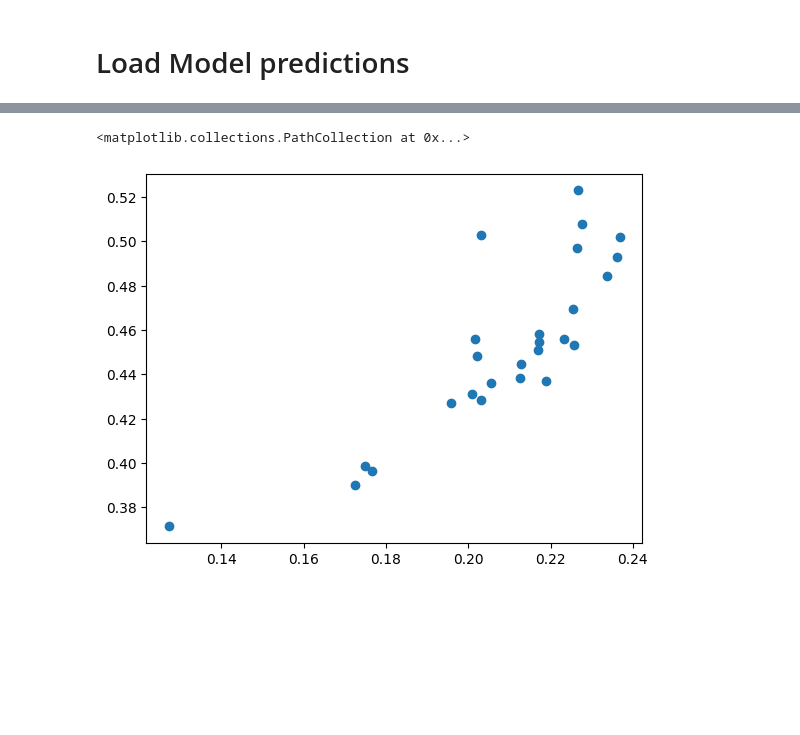
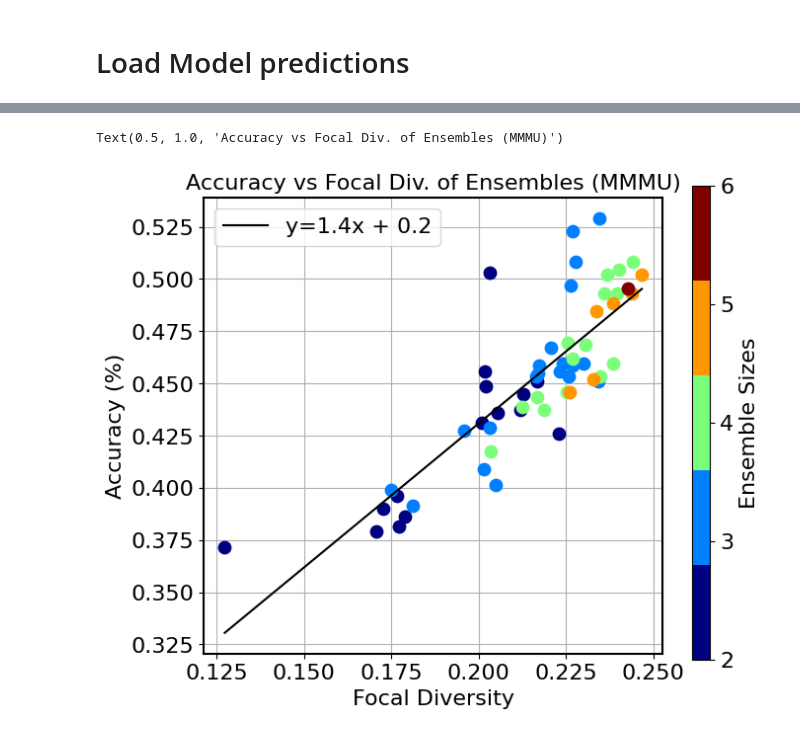
Before and after one commit to sftekin/v3fusion, a Jupyter notebook: notebooks/cka_analysis.ipynb, the cells around one changed output, grey strips where cells are left out. Cells and saved outputs as stored; diff of their text form; code cells hidden in the pictures; blank space fills up the shorter version.

```diff
--- a/notebooks/cka_analysis.ipynb
+++ b/notebooks/cka_analysis.ipynb
@@ -222,15 +321,15 @@ import pandas as pd
 
 infer_dir = "results/inference"
 
-task_name = "mmmu"
+task_name = "okvqa"
 ds_split = "validation"
 
 
-# model_names = ["llava-v1.6-vicuna-7b-hf", "llava-v1.6-vicuna-13b-hf",
-#                "Qwen2.5-VL-7B-Instruct", "InternVL2-8B",
-#                "deepseek-vl2-tiny", "deepseek-vl2-small"]
+model_names = ["llava-v1.6-vicuna-7b-hf", "llava-v1.6-vicuna-13b-hf",
+               "Qwen2.5-VL-7B-Instruct", "InternVL2-8B",
+               "deepseek-vl2-tiny", "deepseek-vl2-small"]
 
-model_names = ["llava-v1.6-vicuna-7b-hf", "llava-v1.6-vicuna-13b-hf", "Qwen2.5-VL-7B-Instruct", "InternVL2-8B", "deepseek-vl2-tiny"]
+# model_names = ["llava-v1.6-vicuna-7b-hf", "llava-v1.6-vicuna-13b-hf", "Qwen2.5-VL-7B-Instruct", "InternVL2-8B", "deepseek-vl2-tiny"]
 
 
 def extract_letter(text):
@@ -326,7 +434,7 @@ for j, ens_size in enumerate(ens_sizes):
     for comb in combinations:
         comb_idx = np.zeros(num_models, dtype=int)
         comb_idx[list(comb)] = 1
-        scores.append(calc_div_acc(comb_idx, hist_data)) # returns focal_div, acc_score, fleiss_kappa
+        scores.append(calc_div_acc(comb_idx, hist_data, [1, 1, 1, 1, 1, 1, 1, 1])) # returns focal_div, acc_score, fleiss_kappa
         comb_list.append(comb_idx)
 scores = np.array(scores)
 # %% [output]
@@ -336,0 +446,7 @@ scores = np.array(scores)
+# %%
+acc_arr = scores[:, 1]
+for i in range(8):
+    # if i == 1:
+    #     continue
+    max_comb_idx = np.argmax(scores[:, i])
+    print(acc_arr[max_comb_idx], comb_list[max_comb_idx])
@@ -337,7 +526,51 @@ scores = np.array(scores)
 # %%
-fig, ax = plt.subplots()
+from matplotlib import cm
+from matplotlib.cm import ScalarMappable
+import matplotlib.colors as mcolors
 
-ax.scatter(scores[:, 0], scores[:, 1])
+plt.rcParams.update({
+        'font.size': 14,              # General font size
+        'axes.titlesize': 16,         # Title font size
+        'axes.labelsize': 16,         # Axis label font size
+        'xtick.labelsize': 16,        # X-axis tick font size
+        'ytick.labelsize': 16,        # Y-axis tick font size
+        'legend.fontsize': 16         # Legend font size
+
+    })
+
+
+fig, ax = plt.subplots(figsize=(6, 6))
+
+normalize = mcolors.Normalize(vmin=2, vmax=ens_sizes[-1])
+colormap = cm.get_cmap('jet', len(ens_sizes))
+comb_sizes = np.array([len(j) for j in combs])
+for i, ens_size in enumerate(ens_sizes):
+    idx = comb_sizes == ens_size
+    ax.scatter(scores[:, 0][idx], scores[:, 1][idx], s=80, color=np.array(colormap(normalize(ens_size))), zorder=2)
+
+x, y = np.array(scores[:, 0]), np.array(scores[:, 1])
+a, b = np.polyfit(x, y, 1)
+x_axis = np.linspace(min(scores[:, 0]), max(scores[:, 0]), 100)
+ax.plot(x_axis, x_axis * a + b, color="k", label=f"y={a:.1f}x + {b:.1f}", zorder=3)
+
+scalarmappaple = cm.ScalarMappable(norm=normalize, cmap=colormap)
+scalarmappaple.set_array(range(2, ens_sizes[-1]))
+cax = fig.add_axes([0.95, 0.1, 0.03, 0.8])  # [left, bottom, width, height]
+fig.colorbar(scalarmappaple, cax=cax, ticks=np.arange(2, ens_sizes[-1]+1), orientation='vertical', label='Ensemble Sizes', shrink=1, aspect=30)
+ax.set_xlabel("Focal Diversity")
+ax.set_ylabel("Accuracy (%)")
+ax.grid(zorder=0)
+# ax.set_xlim(0.3, 1)
+ax.legend()
+# cbar.ax.tick_params(labelsize=14)
+
+ax.spines['top'].set_linewidth(1.5)
+ax.spines['right'].set_linewidth(1.5)
+ax.spines['bottom'].set_linewidth(1.5)
+ax.spines['left'].set_linewidth(1.5)
+
+ax.set_title("Accuracy vs Focal Div. of Ensembles (MMMU)")
+# plt.savefig("focal_div_scatter.png", dpi=150, bbox_inches="tight")
 # %% [output]
-<matplotlib.collections.PathCollection at 0x...>
+Text(0.5, 1.0, 'Accuracy vs Focal Div. of Ensembles (MMMU)')
-[figure, old version]
+[figure, new version]
```
Also changed, not shown: parts of 29 cells of this notebook, 21 other files.
